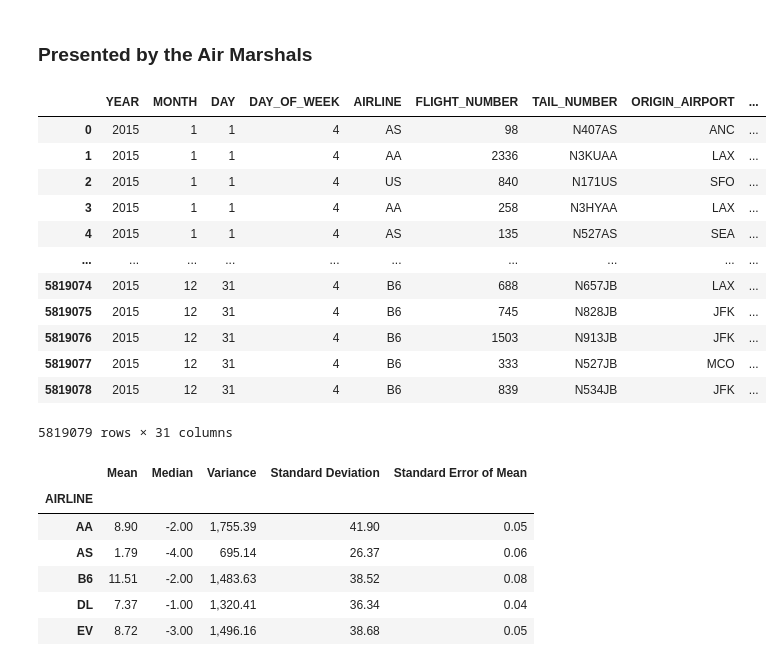
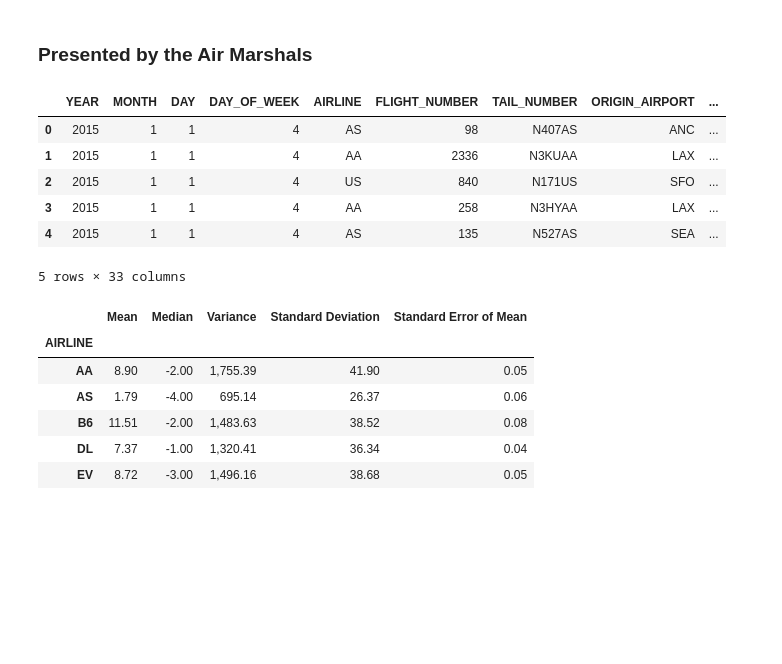
Before and after one commit to Chadi272/The_Air_Marshalls, a Jupyter notebook: Flight Delays.ipynb, the cells around one changed output. Saved outputs shown, nothing was run; the diff lists cells and outputs as text; code cells hidden in the pictures; blank space fills up the shorter version.

```diff
--- a/Flight Delays.ipynb
+++ b/Flight Delays.ipynb
@@ -5,32 +5,31 @@
 # %%
 # importing libraries
 import pandas as pd
 import numpy as np
 import os
 import matplotlib.pyplot as plt
 
 # Specifying path
-path = "C:/Users/chadi/Desktop/flights.csv"
+path = "Resources/flights.csv"
+names_path = "Resources/airlines.csv"
 
 #creating dataframe from excel file
-df = pd.read_csv(path)
+flights = pd.read_csv(path, low_memory=False)
+names = pd.read_csv(names_path)
+
+df = pd.merge(flights, names, how="left", left_on=["AIRLINE"], right_on=["IATA_CODE"])
 
 # display dataframe
-df
+df.rename(columns={"AIRLINE_x": "AIRLINE", "AIRLINE_y": "AIRLINE_NAME"}, inplace=True)
+df.head()
 # %% [output]
 |  | YEAR | MONTH | DAY | DAY_OF_WEEK | AIRLINE | FLIGHT_NUMBER | TAIL_NUMBER | ORIGIN_AIRPORT | ... |
 | 0 | 2015 | 1 | 1 | 4 | AS | 98 | N407AS | ANC | ... |
 | 1 | 2015 | 1 | 1 | 4 | AA | 2336 | N3KUAA | LAX | ... |
 | 2 | 2015 | 1 | 1 | 4 | US | 840 | N171US | SFO | ... |
 | 3 | 2015 | 1 | 1 | 4 | AA | 258 | N3HYAA | LAX | ... |
 | 4 | 2015 | 1 | 1 | 4 | AS | 135 | N527AS | SEA | ... |
-| ... | ... | ... | ... | ... | ... | ... | ... | ... | ... |
-| 5819074 | 2015 | 12 | 31 | 4 | B6 | 688 | N657JB | LAX | ... |
-| 5819075 | 2015 | 12 | 31 | 4 | B6 | 745 | N828JB | JFK | ... |
-| 5819076 | 2015 | 12 | 31 | 4 | B6 | 1503 | N913JB | JFK | ... |
-| 5819077 | 2015 | 12 | 31 | 4 | B6 | 333 | N527JB | MCO | ... |
-| 5819078 | 2015 | 12 | 31 | 4 | B6 | 839 | N534JB | JFK | ... |
-5819079 rows × 31 columns
+5 rows × 33 columns
 # %%
 #Basic info on Delays per airline
 
```
Also changed, not shown: parts of 4 cells of this notebook.
